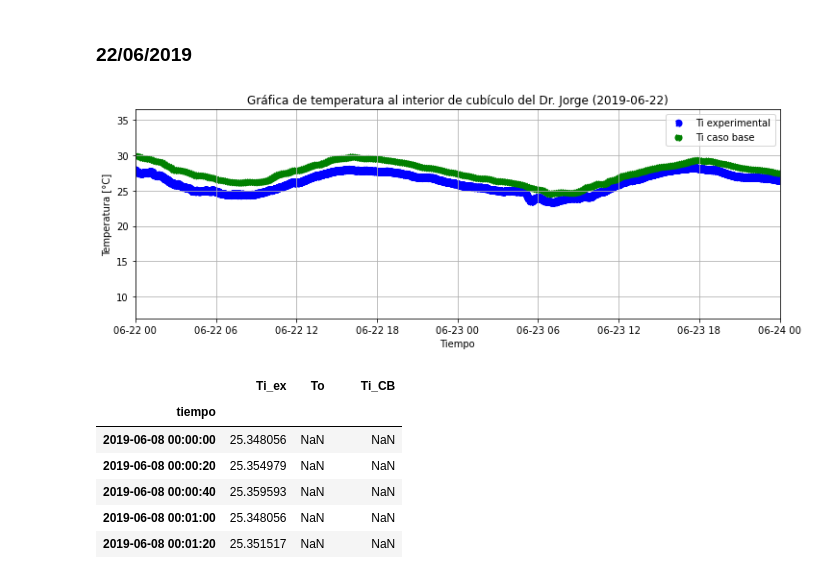
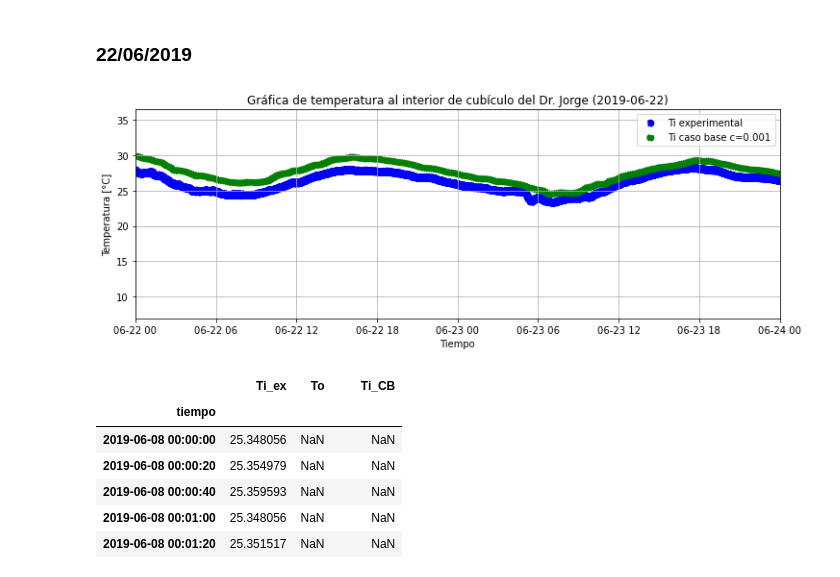
Before and after one commit to Maximiliano-IER/Proyecto_Final_E3, a Jupyter notebook: 007_Notebooks/Analisis_Caso_Base.ipynb, the cells around one changed output. Drawn from its saved outputs; the diff is of its cells as text; code cells hidden in the pictures.

```diff
--- a/007_Notebooks/Analisis_Caso_Base.ipynb
+++ b/007_Notebooks/Analisis_Caso_Base.ipynb
@@ -120,20 +120,20 @@ ax.grid()
 # %%
 fig, ax = plt.subplots(figsize=(12,4))
 
 fecha1 = parse('2019-06-22')
 fecha2 = fecha1 + pd.Timedelta('2D')
 ax.set_xlim(fecha1,fecha2)
 ax.scatter(compara.index,compara.Ti_ex,linestyle='-.', linewidth=2, color='blue', label="Ti experimental")
-ax.scatter(compara.index,compara.Ti_CB, linestyle='--', linewidth=2, color='green', label="Ti caso base")
+ax.scatter(compara.index,compara.Ti_CB, linestyle='--', linewidth=2, color='green', label="Ti caso base c=0.001")
 fin3 = compara[fecha1:fecha2]
 
 #Cositas pa' darle formato
 ax.set(xlabel='Tiempo', ylabel='Temperatura [°C]',
        title='Gráfica de temperatura al interior de cubículo del Dr. Jorge (2019-06-22)')
 ax.legend()
 ax.grid()
 # %% [output]
-[figure, old version]
+[figure, new version]
 # %%
 analisis = pd.concat([fin1,fin2,fin3],axis=0)
 analisis
```
Also changed, not shown: 33 other files.
